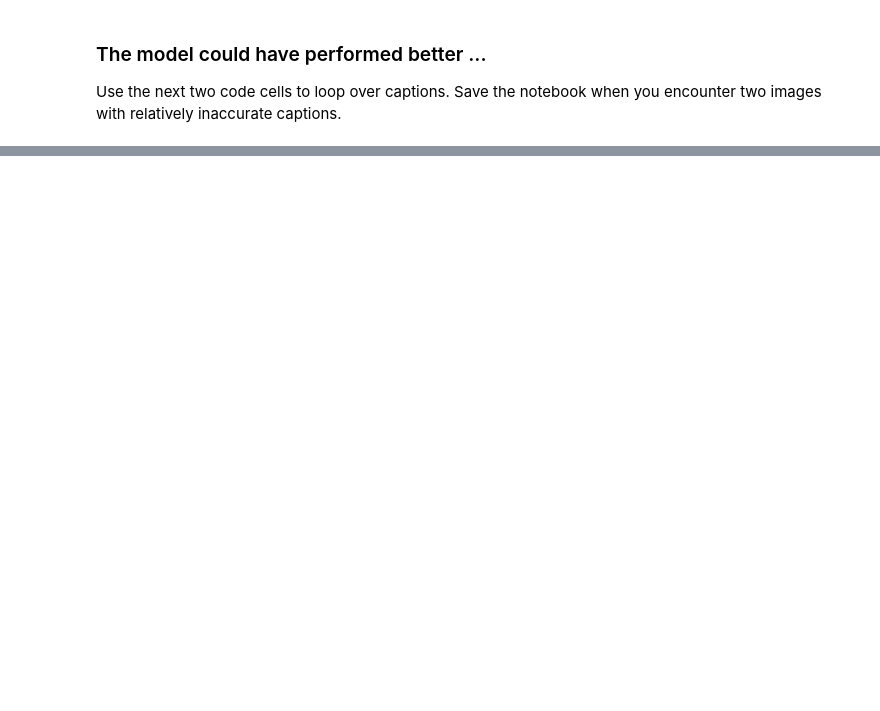
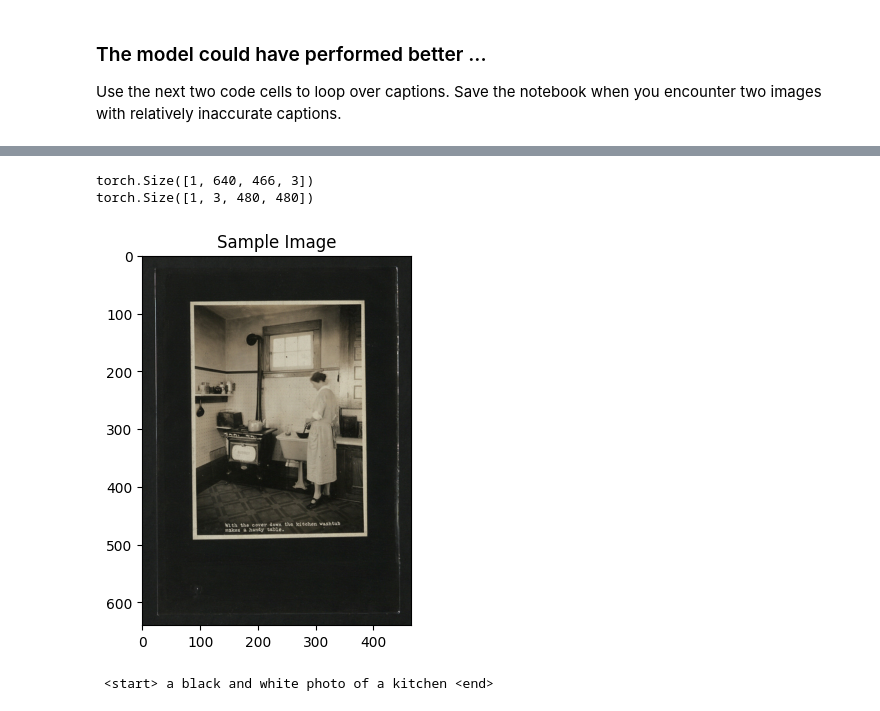
Before and after one commit to mathbarc/image_captioning, a Jupyter notebook: 3_Inference.ipynb, the cells around one changed output, grey strips where cells are left out. Saved outputs shown, nothing was run; the diff lists cells and outputs as text; code cells hidden in the pictures; blank space fills up the shorter version.

```diff
--- a/3_Inference.ipynb
+++ b/3_Inference.ipynb
@@ -247,0 +248,7 @@ torch.Size([1, 3, 480, 480])
+# %%
+get_prediction()
+# %% [output]
+torch.Size([1, 640, 466, 3])
+torch.Size([1, 3, 480, 480])
+[figure, added]
+ <start> a black and white photo of a kitchen <end>
```
Also changed, not shown: parts of 10 cells of this notebook, 2 other files.
